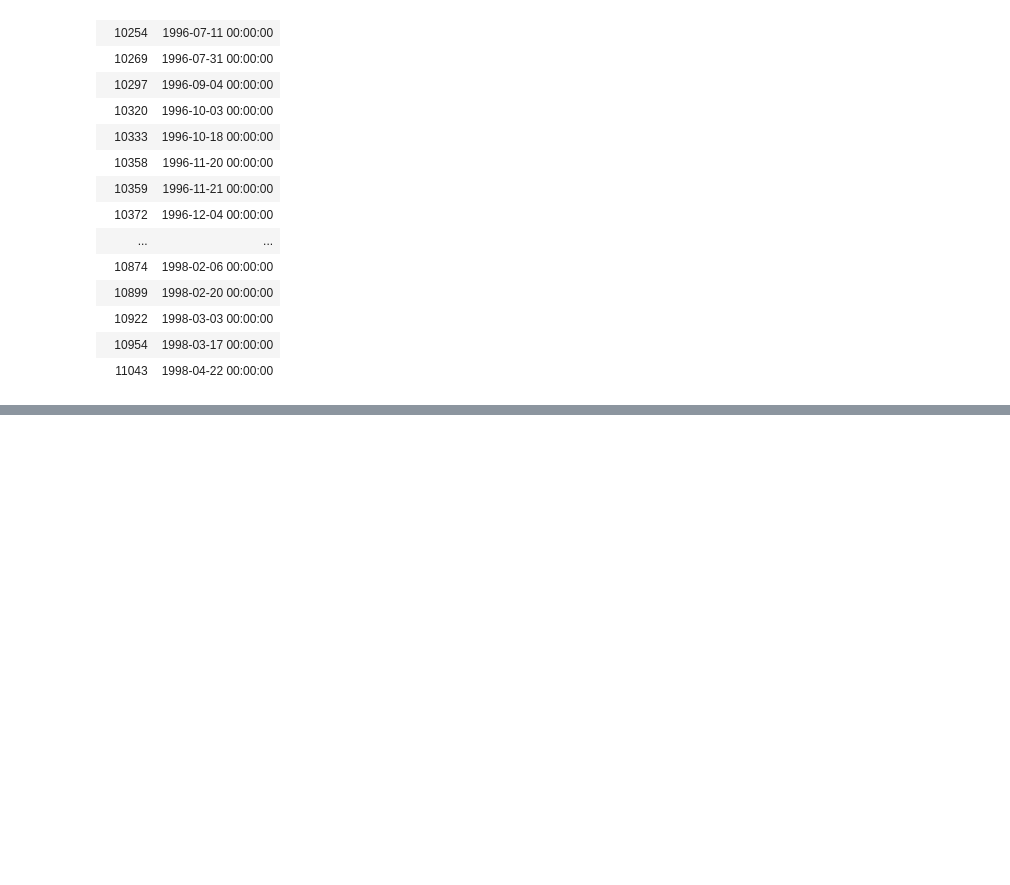
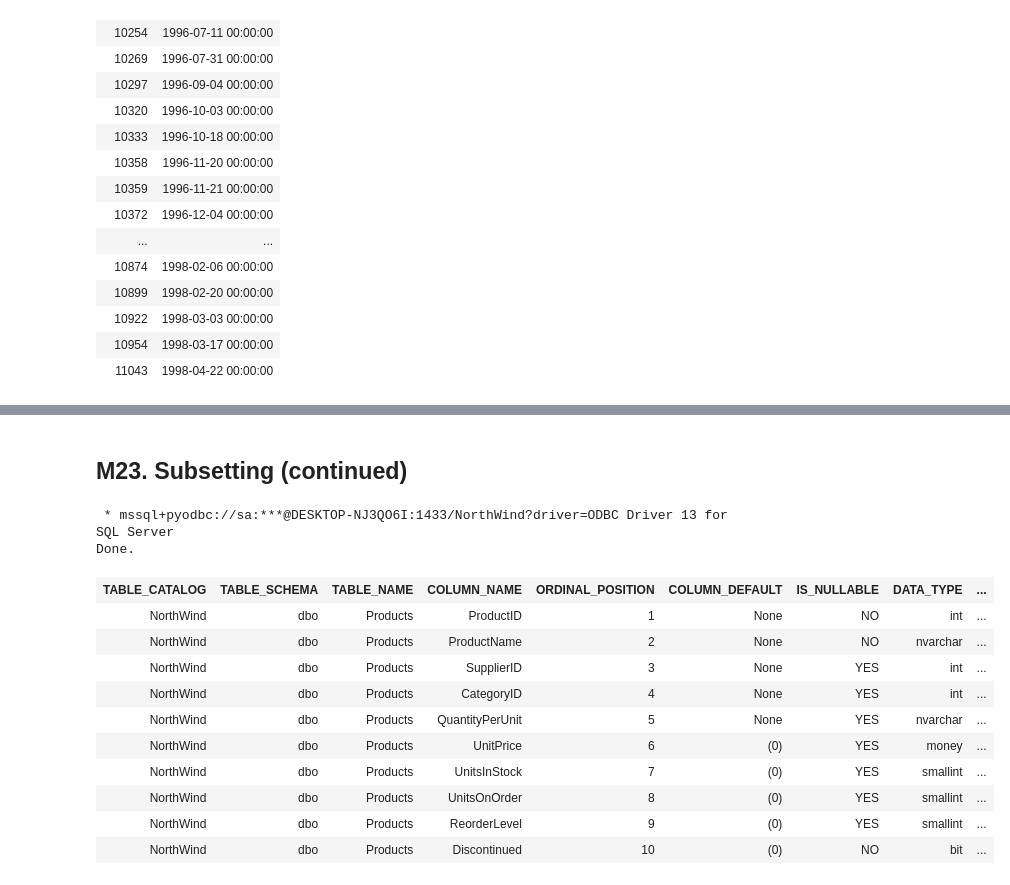
Before and after one commit to libinruan/use_pyodbc_to_access_sql_database, a Jupyter notebook: SQL_interview_Qs.ipynb, the cells around one changed output, grey strips where cells are left out. Cells and saved outputs as stored; diff of their text form; code cells hidden in the pictures; blank space fills up the shorter version.

```diff
--- a/SQL_interview_Qs.ipynb
+++ b/SQL_interview_Qs.ipynb
@@ -338,0 +815,19 @@ Done.
+# %% [markdown]
+## M23. Subsetting (continued)
+# %%
+%%sql
+SELECT * FROM INFORMATION_SCHEMA.COLUMNS WHERE TABLE_NAME = 'Products'
+# %% [output]
+ * mssql+pyodbc://sa:***@DESKTOP-NJ3QO6I:1433/NorthWind?driver=ODBC Driver 13 for SQL Server
+Done.
+| TABLE_CATALOG | TABLE_SCHEMA | TABLE_NAME | COLUMN_NAME | ORDINAL_POSITION | COLUMN_DEFAULT | IS_NULLABLE | DATA_TYPE | ... |
+| NorthWind | dbo | Products | ProductID | 1 | None | NO | int | ... |
+| NorthWind | dbo | Products | ProductName | 2 | None | NO | nvarchar | ... |
+| NorthWind | dbo | Products | SupplierID | 3 | None | YES | int | ... |
+| NorthWind | dbo | Products | CategoryID | 4 | None | YES | int | ... |
+| NorthWind | dbo | Products | QuantityPerUnit | 5 | None | YES | nvarchar | ... |
+| NorthWind | dbo | Products | UnitPrice | 6 | (0) | YES | money | ... |
+| NorthWind | dbo | Products | UnitsInStock | 7 | (0) | YES | smallint | ... |
+| NorthWind | dbo | Products | UnitsOnOrder | 8 | (0) | YES | smallint | ... |
+| NorthWind | dbo | Products | ReorderLevel | 9 | (0) | YES | smallint | ... |
+| NorthWind | dbo | Products | Discontinued | 10 | (0) | NO | bit | ... |
```
Also changed, not shown: parts of 147 cells of this notebook, 2 other files.
